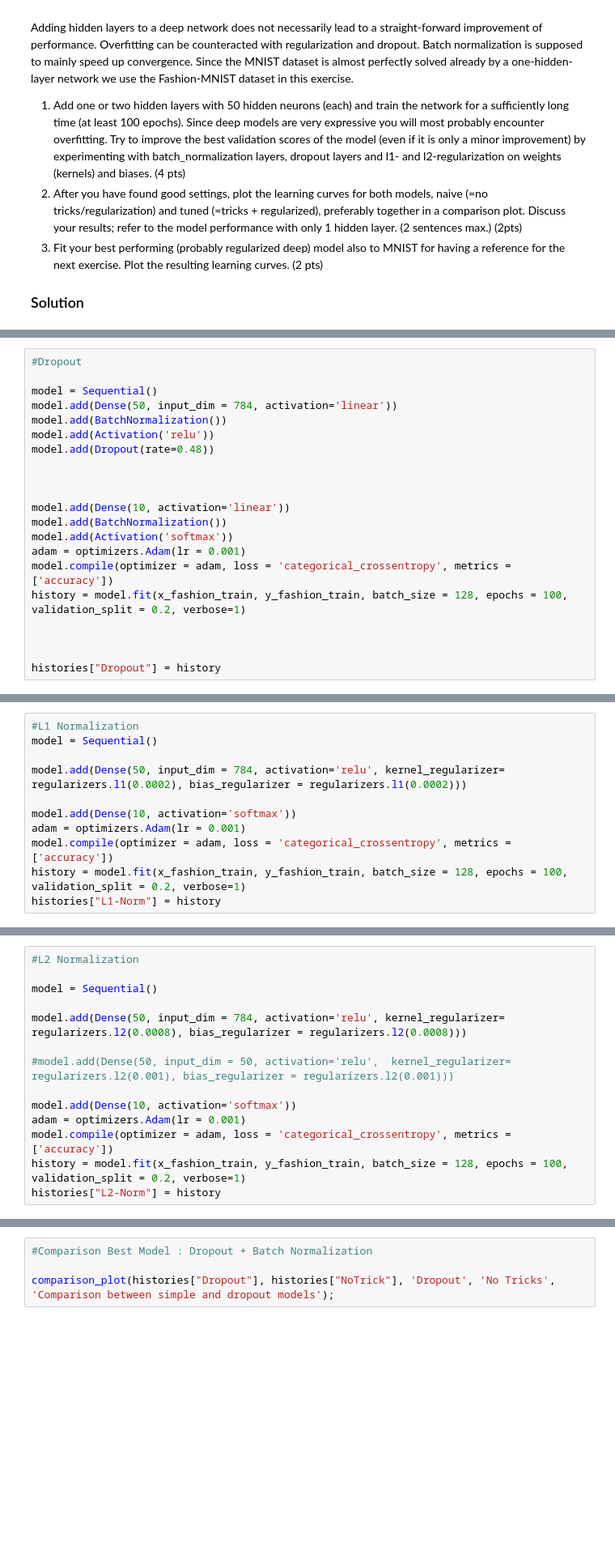
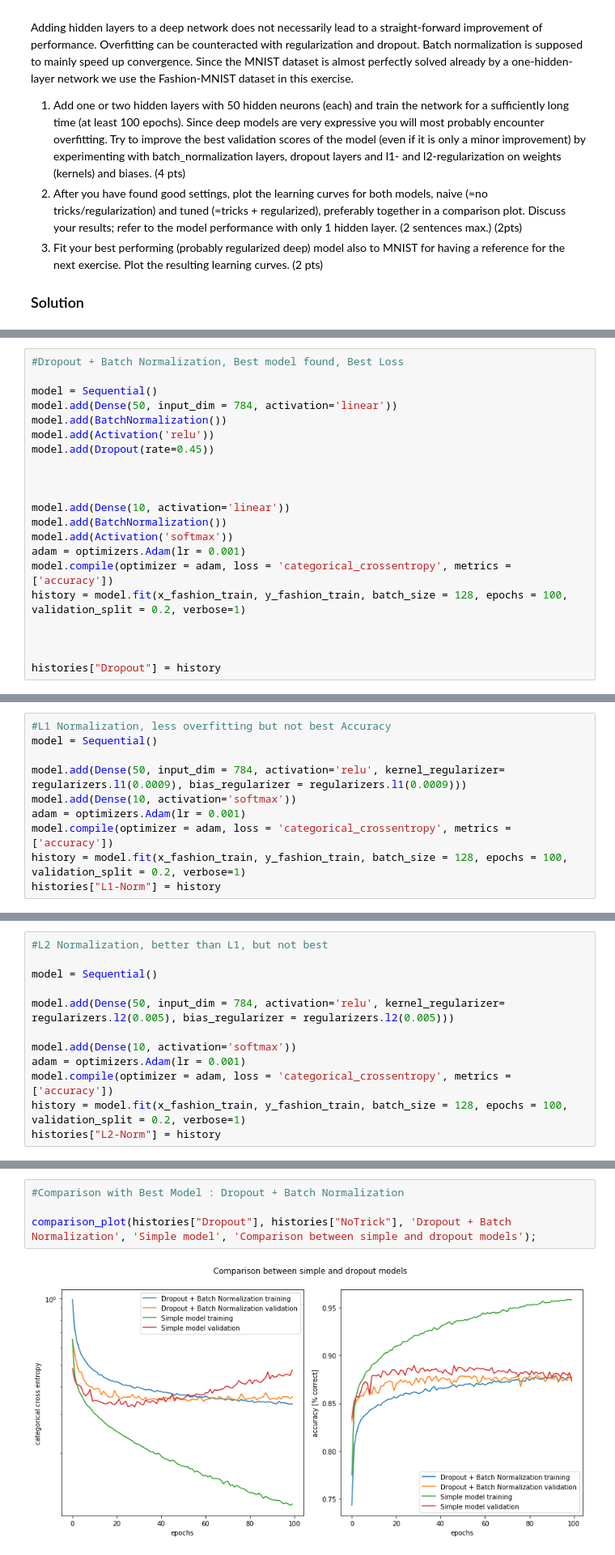
Before and after one commit to FrancescoPase/ANN, a Jupyter notebook: miniproject1.ipynb, the cells around one changed output, grey strips where cells are left out. Shown: that part at 81% size. Drawn from its saved outputs; the diff is of its cells as text; blank space fills up the shorter version.

```diff
--- a/miniproject1.ipynb
+++ b/miniproject1.ipynb
@@ -445,11 +486,11 @@ plot_history(histories["BatchNorm"], "Batch Normalization");
 # %%
-#Dropout
+#Dropout + Batch Normalization, Best model found, Best Loss
 
 model = Sequential()
 model.add(Dense(50, input_dim = 784, activation='linear'))
 model.add(BatchNormalization())
 model.add(Activation('relu'))
-model.add(Dropout(rate=0.48))
+model.add(Dropout(rate=0.45))
 
 
 
@@ -469,9 +525,8 @@ plot_history(history, "Dropout");
 # %%
-#L1 Normalization
+#L1 Normalization, less overfitting but not best Accuracy
 model = Sequential()
 
-model.add(Dense(50, input_dim = 784, activation='relu', kernel_regularizer= regularizers.l1(0.0002), bias_regularizer = regularizers.l1(0.0002)))
-
+model.add(Dense(50, input_dim = 784, activation='relu', kernel_regularizer= regularizers.l1(0.0009), bias_regularizer = regularizers.l1(0.0009)))
 model.add(Dense(10, activation='softmax'))
 adam = optimizers.Adam(lr = 0.001)
 model.compile(optimizer = adam, loss = 'categorical_crossentropy', metrics = ['accuracy'])
@@ -482,11 +553,9 @@ plot_history(histories["L1-Norm"], "L1 Normalization lambda = 0.0002");
 # %%
-#L2 Normalization
+#L2 Normalization, better than L1, but not best
 
 model = Sequential()
 
-model.add(Dense(50, input_dim = 784, activation='relu', kernel_regularizer= regularizers.l2(0.0008), bias_regularizer = regularizers.l2(0.0008)))
-
-#model.add(Dense(50, input_dim = 50, activation='relu',  kernel_regularizer= regularizers.l2(0.001), bias_regularizer = regularizers.l2(0.001)))
+model.add(Dense(50, input_dim = 784, activation='relu', kernel_regularizer= regularizers.l2(0.005), bias_regularizer = regularizers.l2(0.005)))
 
 model.add(Dense(10, activation='softmax'))
 adam = optimizers.Adam(lr = 0.001)
@@ -498,6 +583,8 @@ plot_history(histories["L2-Norm"], "L2 Normalization lambda = 0.0008");
 # %%
-#Comparison Best Model : Dropout + Batch Normalization
+#Comparison with Best Model : Dropout + Batch Normalization
 
-comparison_plot(histories["Dropout"], histories["NoTrick"], 'Dropout', 'No Tricks', 'Comparison between simple and dropout models');
+comparison_plot(histories["Dropout"], histories["NoTrick"], 'Dropout + Batch Normalization', 'Simple model', 'Comparison between simple and dropout models');
+# %% [output]
+[figure, added]
 # %% [markdown]
 Answer to question 2 (comments):
```
Also changed, not shown: parts of 34 cells of this notebook, 4 other files.
